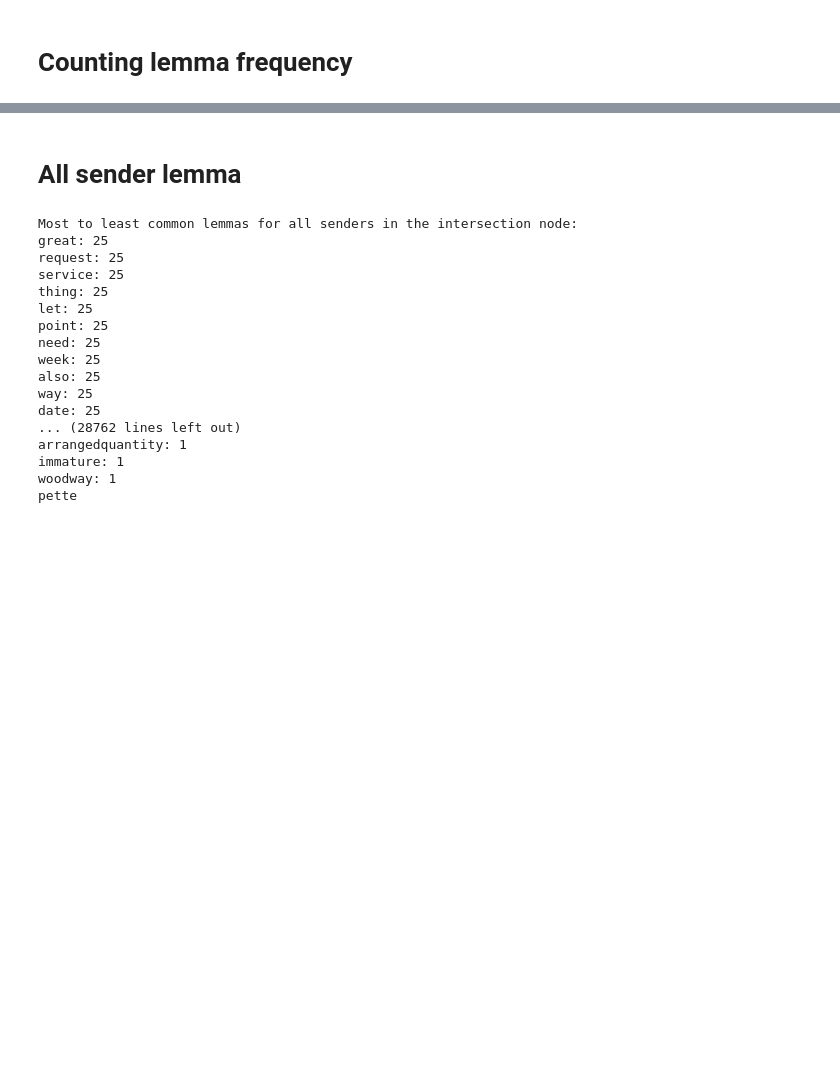
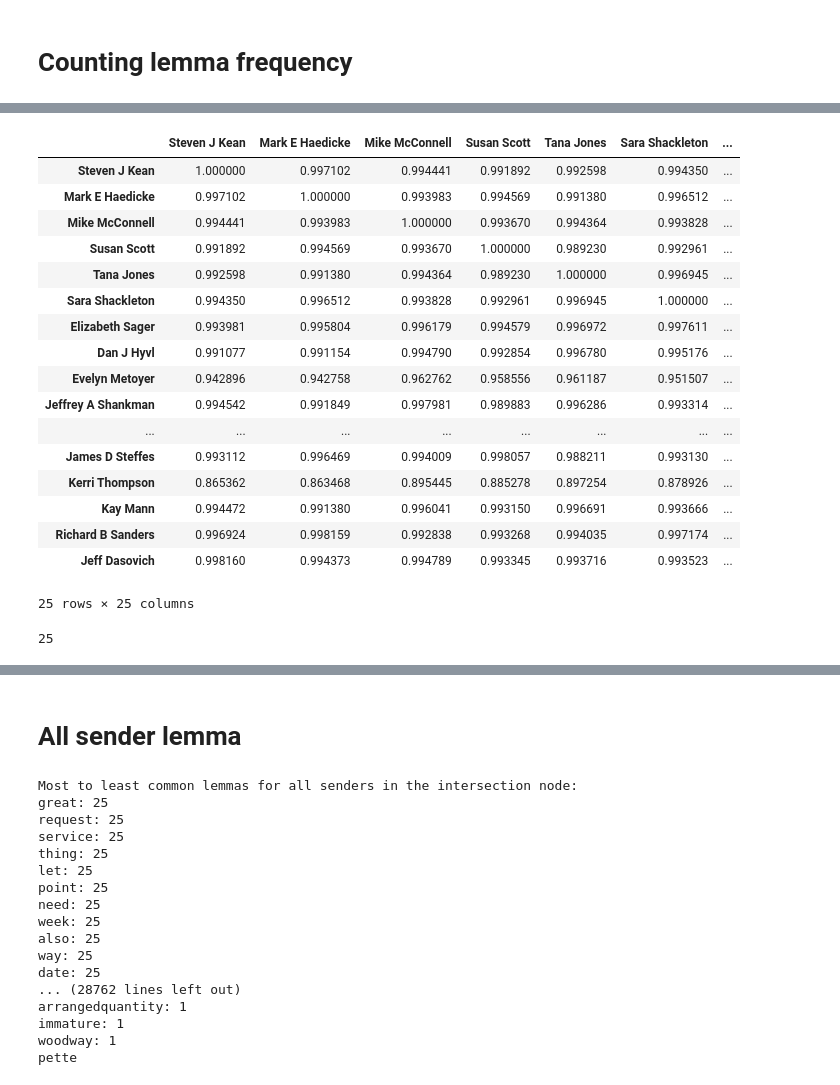
Before and after one commit to mingweiiiiiiiiii/23-24-CS7IS4-Group4, a Jupyter notebook: SentimentAnlysisOnEmail.ipynb, the cells around one changed output, grey strips where cells are left out. Saved outputs shown, nothing was run; the diff lists cells and outputs as text; code cells hidden in the pictures; blank space fills up the shorter version.

```diff
--- a/SentimentAnlysisOnEmail.ipynb
+++ b/SentimentAnlysisOnEmail.ipynb
@@ -272,0 +308,43 @@ for name in unique_names:
+# %%
+
+lemmatizer = WordNetLemmatizer()
+
+remove_words = {'cc', 'subject', 're', 'fwd', 'to', 'from'}
+
+def preprocess_words(words):
+    lemmatized_words = [lemmatizer.lemmatize(word) for word in words if word.lower() not in remove_words and word.lower() not in stopwords.words('english')]
+    return " ".join(lemmatized_words)
+
+processed_data = {key: preprocess_words(value) for key, value in lemmas_by_sender.items()}
+
+def calculate_similarity(lemmas_by_sender):
+    texts = list(lemmas_by_sender.values())
+    docs = [nlp(text) for text in texts]
+    vectors = [doc.vector for doc in docs]
+
+    similarity_matrix = cosine_similarity(vectors)
+
+    return pd.DataFrame(similarity_matrix, index=lemmas_by_sender.keys(), columns=lemmas_by_sender.keys())
+
+similarity_df = calculate_similarity(processed_data)
+# %%
+similarity_df
+# %% [output]
+|  | Steven J Kean | Mark E Haedicke | Mike McConnell | Susan Scott | Tana Jones | Sara Shackleton | ... |
+| Steven J Kean | 1.000000 | 0.997102 | 0.994441 | 0.991892 | 0.992598 | 0.994350 | ... |
+| Mark E Haedicke | 0.997102 | 1.000000 | 0.993983 | 0.994569 | 0.991380 | 0.996512 | ... |
+| Mike McConnell | 0.994441 | 0.993983 | 1.000000 | 0.993670 | 0.994364 | 0.993828 | ... |
+| Susan Scott | 0.991892 | 0.994569 | 0.993670 | 1.000000 | 0.989230 | 0.992961 | ... |
+| Tana Jones | 0.992598 | 0.991380 | 0.994364 | 0.989230 | 1.000000 | 0.996945 | ... |
+| Sara Shackleton | 0.994350 | 0.996512 | 0.993828 | 0.992961 | 0.996945 | 1.000000 | ... |
+| Elizabeth Sager | 0.993981 | 0.995804 | 0.996179 | 0.994579 | 0.996972 | 0.997611 | ... |
+| Dan J Hyvl | 0.991077 | 0.991154 | 0.994790 | 0.992854 | 0.996780 | 0.995176 | ... |
+| Evelyn Metoyer | 0.942896 | 0.942758 | 0.962762 | 0.958556 | 0.961187 | 0.951507 | ... |
+| Jeffrey A Shankman | 0.994542 | 0.991849 | 0.997981 | 0.989883 | 0.996286 | 0.993314 | ... |
+| ... | ... | ... | ... | ... | ... | ... | ... |
+| James D Steffes | 0.993112 | 0.996469 | 0.994009 | 0.998057 | 0.988211 | 0.993130 | ... |
+| Kerri Thompson | 0.865362 | 0.863468 | 0.895445 | 0.885278 | 0.897254 | 0.878926 | ... |
+| Kay Mann | 0.994472 | 0.991380 | 0.996041 | 0.993150 | 0.996691 | 0.993666 | ... |
+| Richard B Sanders | 0.996924 | 0.998159 | 0.992838 | 0.993268 | 0.994035 | 0.997174 | ... |
+| Jeff Dasovich | 0.998160 | 0.994373 | 0.994789 | 0.993345 | 0.993716 | 0.993523 | ... |
+25 rows × 25 columns
@@ -272,0 +353,4 @@ for name in unique_names:
+# %%
+len(nameindices)
+# %% [output]
+25
```
Also changed, not shown: parts of 12 cells of this notebook.
